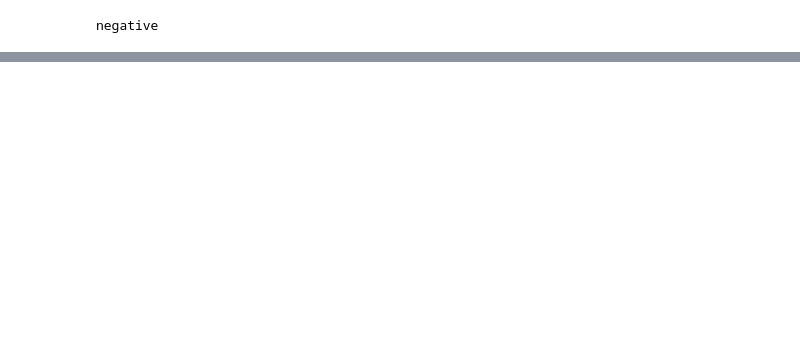
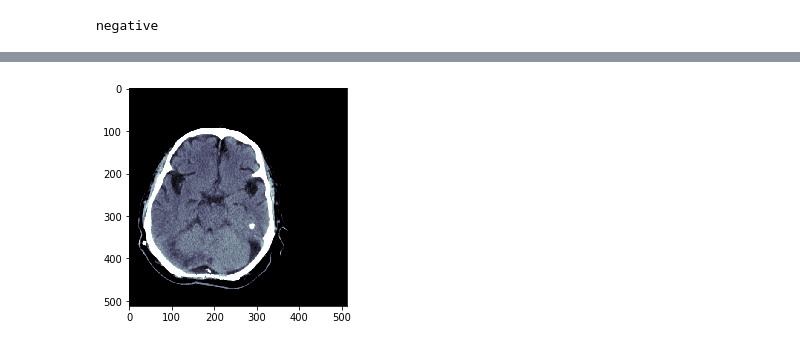
Before and after one commit to 3-3-3/Brain-Hemorrhaging, a Jupyter notebook: Visualization.ipynb, the cells around one changed output, grey strips where cells are left out. Cells and saved outputs as stored; diff of their text form; code cells hidden in the pictures; blank space fills up the shorter version.

```diff
--- a/Visualization.ipynb
+++ b/Visualization.ipynb
@@ -172,0 +205,5 @@ negative
+# %%
+plt.imshow(brain, cmap=plt.cm.bone)
+plt.imsave('brain.jpg', brain, cmap=plt.cm.bone)
+# %% [output]
+[figure, added]
```
Also changed, not shown: parts of 9 cells of this notebook, 4 other files.
